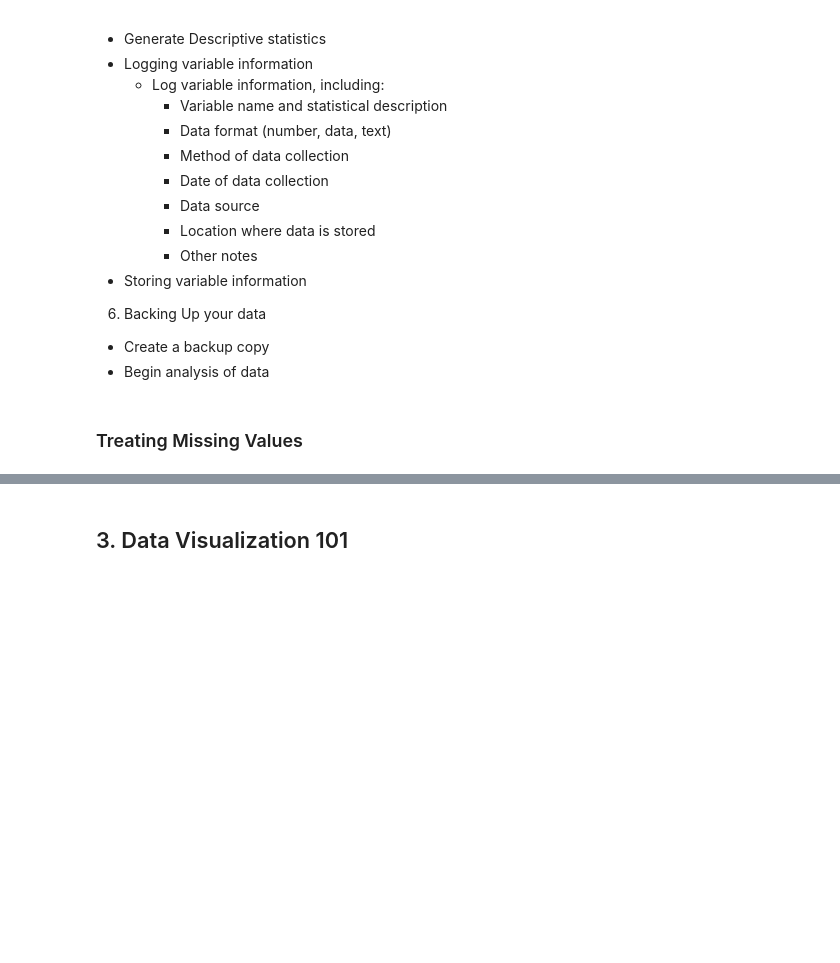
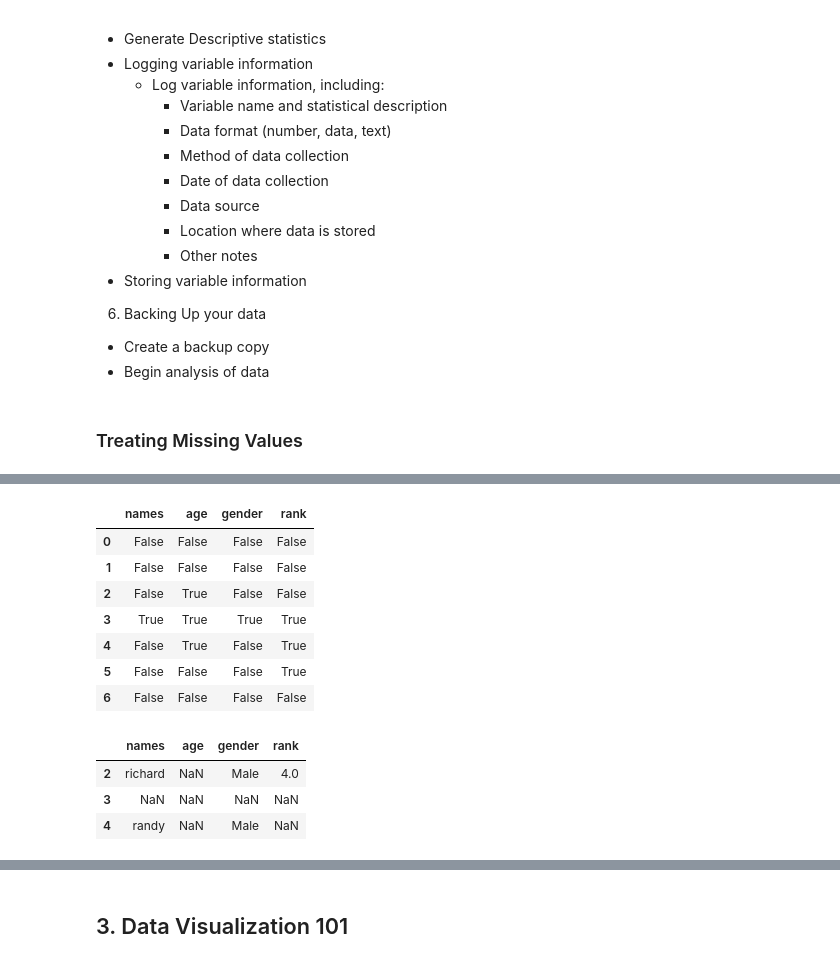
Before and after one commit to ilarraz22/python-for-data-science-and-machine-learning-essential-training-part-1-3006708, a Jupyter notebook: notebooks/IL DS and ML Training P1.ipynb, the cells around one changed output, grey strips where cells are left out. Cells and saved outputs as stored; diff of their text form; code cells hidden in the pictures; blank space fills up the shorter version.

```diff
--- a/notebooks/IL DS and ML Training P1.ipynb
+++ b/notebooks/IL DS and ML Training P1.ipynb
@@ -55,0 +82,21 @@ import pandas as  pd
+# %%
+ranking_df.isnull() #.notnull() can also work
+# %% [output]
+|  | names | age | gender | rank |
+| 0 | False | False | False | False |
+| 1 | False | False | False | False |
+| 2 | False | True | False | False |
+| 3 | True | True | True | True |
+| 4 | False | True | False | True |
+| 5 | False | False | False | True |
+| 6 | False | False | False | False |
+# %%
+#boolean masking
+#in this example we see the rows where the age is missing
+bool_series = pd.isnull(ranking_df['age'])
+ranking_df[bool_series]
+# %% [output]
+|  | names | age | gender | rank |
+| 2 | richard | NaN | Male | 4.0 |
+| 3 | NaN | NaN | NaN | NaN |
+| 4 | randy | NaN | Male | NaN |
```
Also changed, not shown: parts of 38 cells of this notebook.
